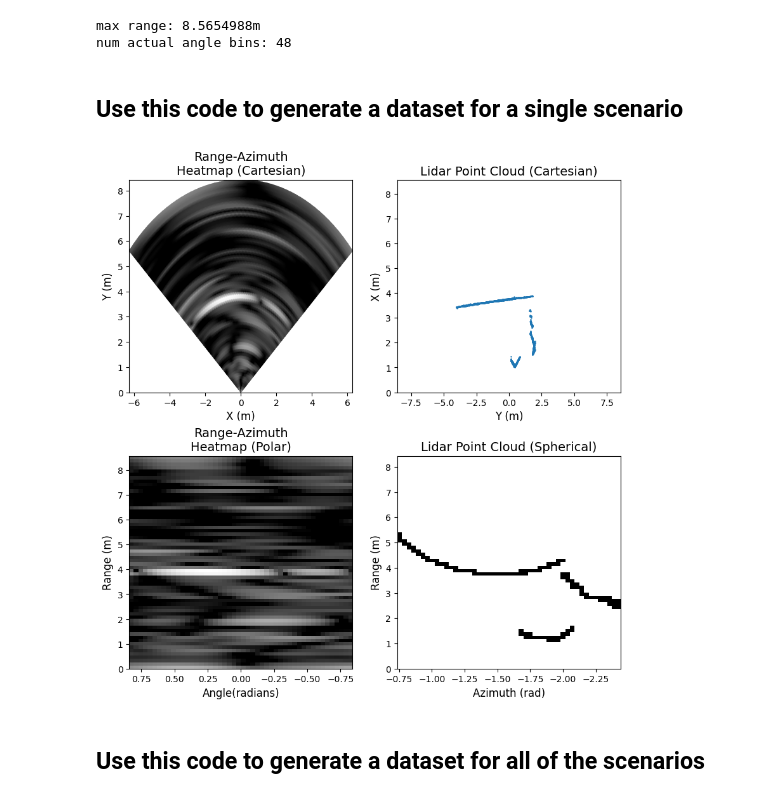
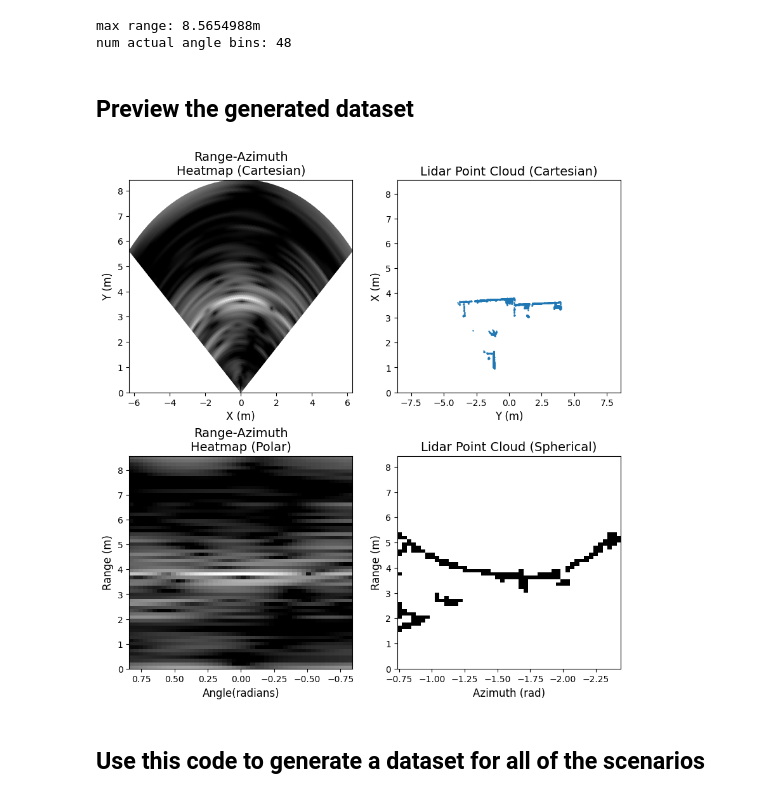
Before and after one commit to cpsl-research/radar-dev, a Jupyter notebook: Notebooks/generate_dataset_CPSL_ground.ipynb, the cells around one changed output. Cells and saved outputs as stored; diff of their text form; code cells hidden in the pictures.

```diff
--- a/Notebooks/generate_dataset_CPSL_ground.ipynb
+++ b/Notebooks/generate_dataset_CPSL_ground.ipynb
@@ -90,10 +108,10 @@ dataset_generator.config_lidar_data_processor(
 # %% [output]
 max range: 8.5654988m
 num actual angle bins: 48
-# %% [markdown]
-## Use this code to generate a dataset for a single scenario
+# %% [markdown]
+## Preview the generated dataset
 # %%
 #plot the radar and lidar data for visualization
-dataset_generator.plot_radar_lidar_data(sample_idx=500)
+dataset_generator.plot_radar_lidar_data(sample_idx=10)
 # %% [output]
-[figure, old version]
+[figure, new version]
```
Also changed, not shown: parts of 6 cells of this notebook, 7 other files.
